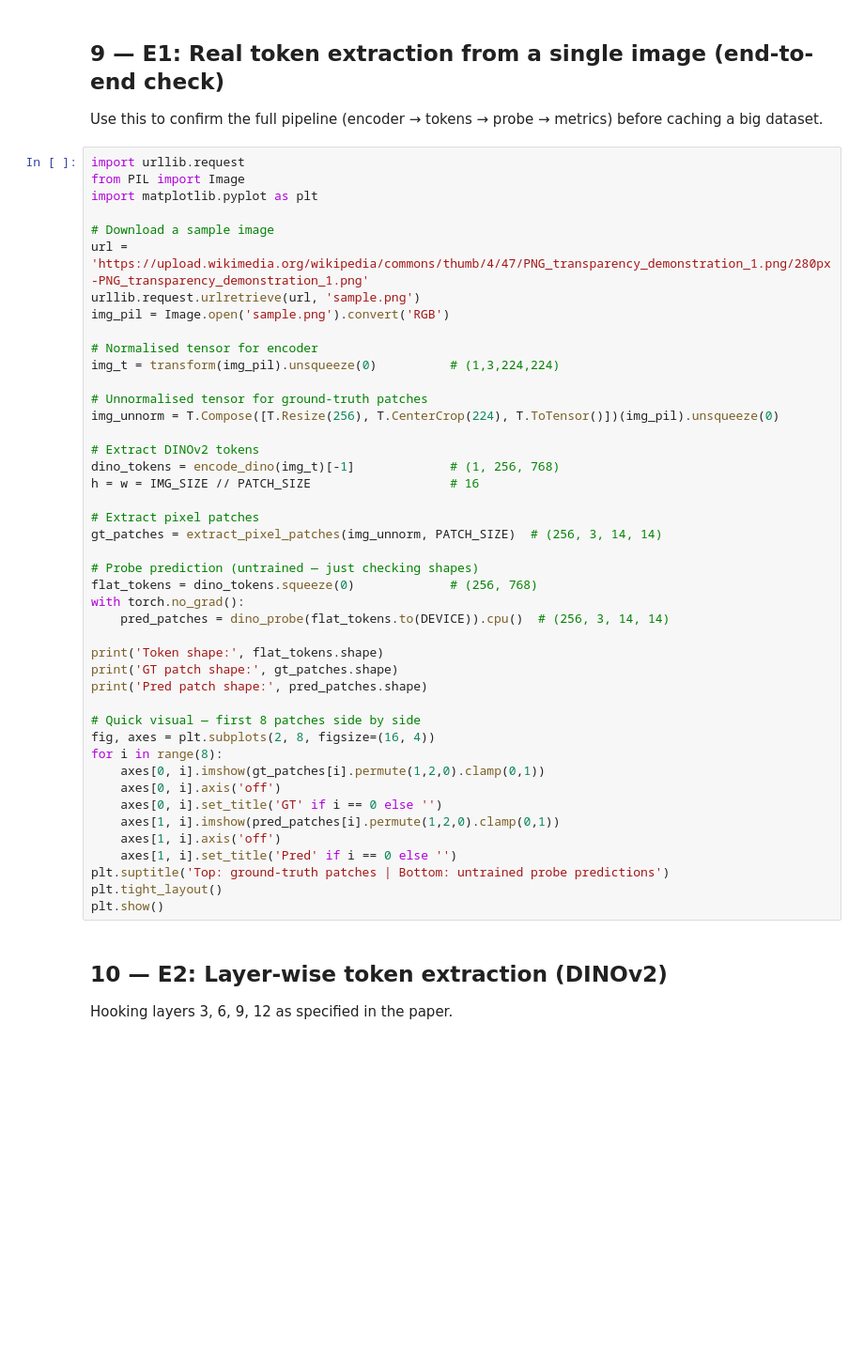
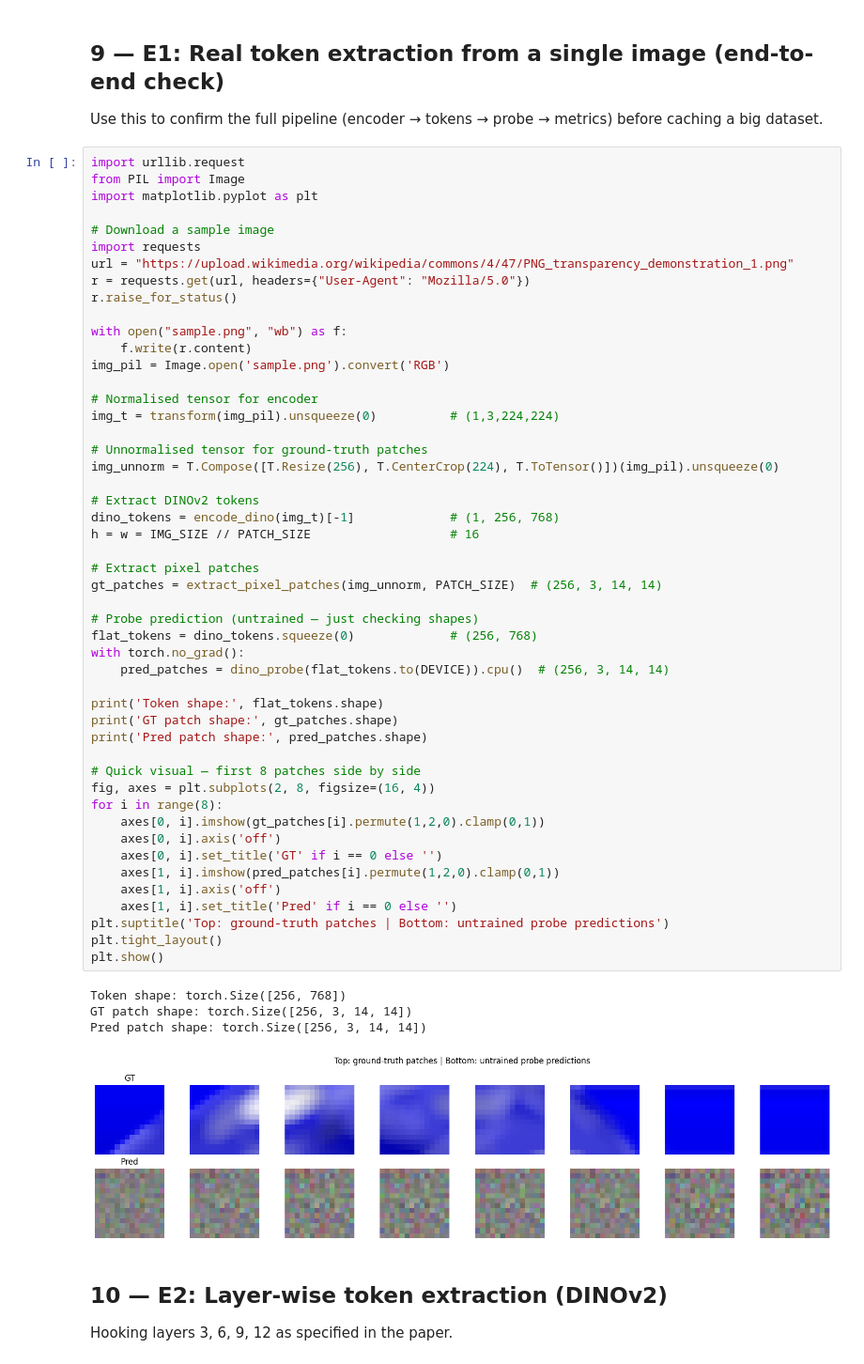
Before and after one commit to tanvipp63/HLCVProject, a Jupyter notebook: anyup_v1.ipynb, the cells around one changed output. Shown at 94% size. Saved outputs shown, nothing was run; the diff lists cells and outputs as text; blank space fills up the shorter version.

```diff
--- a/anyup_v1.ipynb
+++ b/anyup_v1.ipynb
@@ -302,8 +333,13 @@ from PIL import Image
 import matplotlib.pyplot as plt
 
 # Download a sample image
-url = 'https://upload.wikimedia.org/wikipedia/commons/thumb/4/47/PNG_transparency_demonstration_1.png/280px-PNG_transparency_demonstration_1.png'
-urllib.request.urlretrieve(url, 'sample.png')
+import requests
+url = "https://upload.wikimedia.org/wikipedia/commons/4/47/PNG_transparency_demonstration_1.png"
+r = requests.get(url, headers={"User-Agent": "Mozilla/5.0"})
+r.raise_for_status()
+
+with open("sample.png", "wb") as f:
+    f.write(r.content)
 img_pil = Image.open('sample.png').convert('RGB')
 
 # Normalised tensor for encoder
@@ -313,33 +349,38 @@ img_t = transform(img_pil).unsqueeze(0)          # (1,3,224,224)
 img_unnorm = T.Compose([T.Resize(256), T.CenterCrop(224), T.ToTensor()])(img_pil).unsqueeze(0)
 
 # Extract DINOv2 tokens
 dino_tokens = encode_dino(img_t)[-1]             # (1, 256, 768)
 h = w = IMG_SIZE // PATCH_SIZE                   # 16
 
 # Extract pixel patches
 gt_patches = extract_pixel_patches(img_unnorm, PATCH_SIZE)  # (256, 3, 14, 14)
 
 # Probe prediction (untrained — just checking shapes)
 flat_tokens = dino_tokens.squeeze(0)             # (256, 768)
 with torch.no_grad():
     pred_patches = dino_probe(flat_tokens.to(DEVICE)).cpu()  # (256, 3, 14, 14)
 
 print('Token shape:', flat_tokens.shape)
 print('GT patch shape:', gt_patches.shape)
 print('Pred patch shape:', pred_patches.shape)
 
 # Quick visual — first 8 patches side by side
 fig, axes = plt.subplots(2, 8, figsize=(16, 4))
 for i in range(8):
     axes[0, i].imshow(gt_patches[i].permute(1,2,0).clamp(0,1))
     axes[0, i].axis('off')
     axes[0, i].set_title('GT' if i == 0 else '')
     axes[1, i].imshow(pred_patches[i].permute(1,2,0).clamp(0,1))
     axes[1, i].axis('off')
     axes[1, i].set_title('Pred' if i == 0 else '')
 plt.suptitle('Top: ground-truth patches | Bottom: untrained probe predictions')
 plt.tight_layout()
 plt.show()
+# %% [output]
+Token shape: torch.Size([256, 768])
+GT patch shape: torch.Size([256, 3, 14, 14])
+Pred patch shape: torch.Size([256, 3, 14, 14])
+[figure, added]
 # %% [markdown]
 ## 10 — E2: Layer-wise token extraction (DINOv2)
 
```
Also changed, not shown: parts of 13 cells of this notebook, 1 other file.
